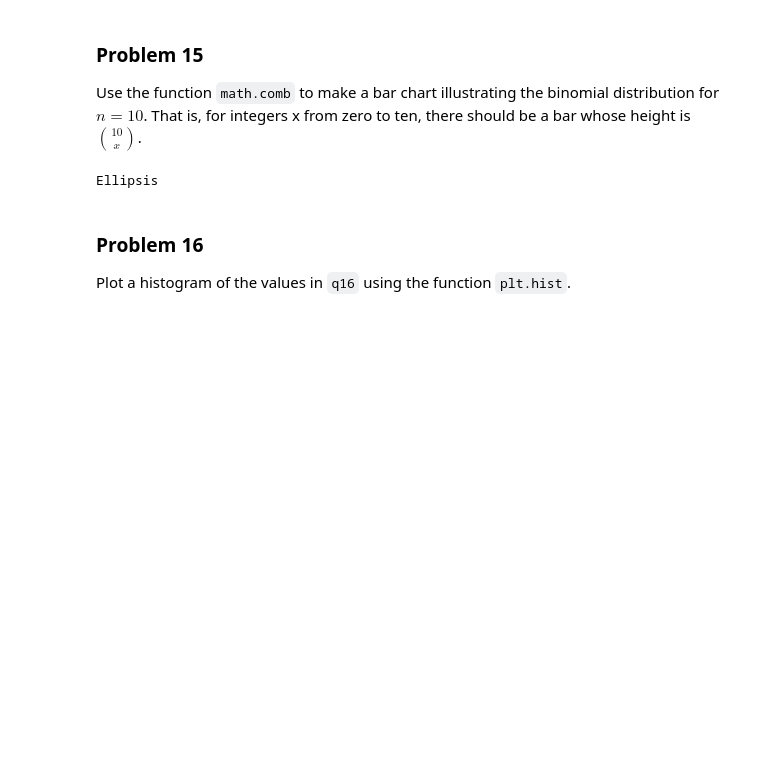
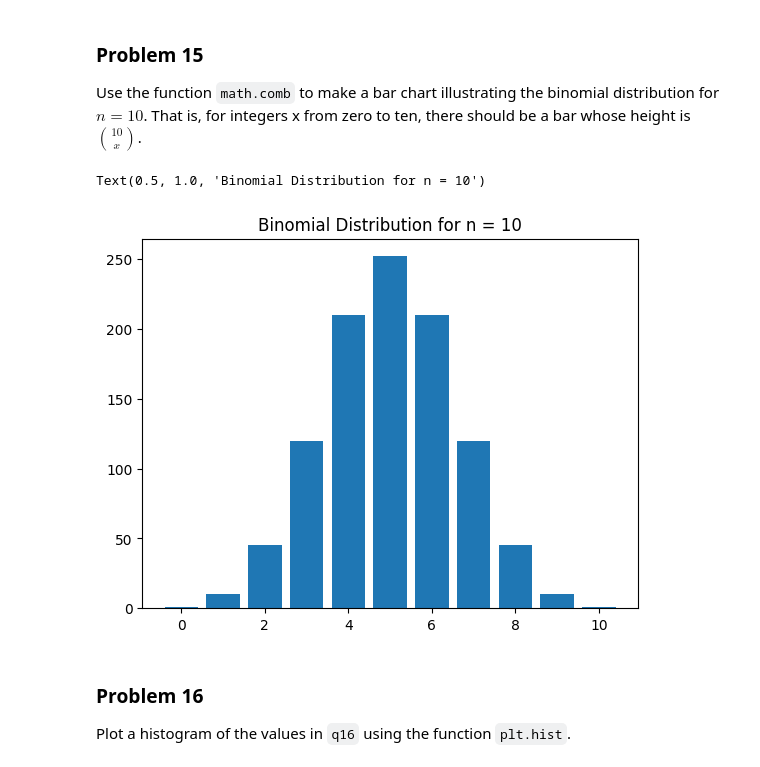
Before and after one commit to aidandig/dx602-homework-05, a Jupyter notebook: homework.ipynb, the cells around one changed output. Cells and saved outputs as stored; diff of their text form; code cells hidden in the pictures; blank space fills up the shorter version.

```diff
--- a/homework.ipynb
+++ b/homework.ipynb
@@ -399,12 +399,18 @@ plt.savefig('p14.png')
 
 Use the function `math.comb` to make a bar chart illustrating the binomial distribution for $n=10$.
 That is, for integers x from zero to ten, there should be a bar whose height is $10 \choose x$.
-# %%
-# YOUR CHANGES HERE
-
-...
-# %% [output]
-Ellipsis
+# %%
+# YOUR CHANGES HERE
+
+n = 10
+x = list(range(n+1))
+y = [math.comb(n, k) for k in x]
+
+plt.bar(x, y)
+plt.title("Binomial Distribution for n = 10")
+# %% [output]
+Text(0.5, 1.0, 'Binomial Distribution for n = 10')
+[figure, added]
 # %% [markdown]
 ### Problem 16
 
```
